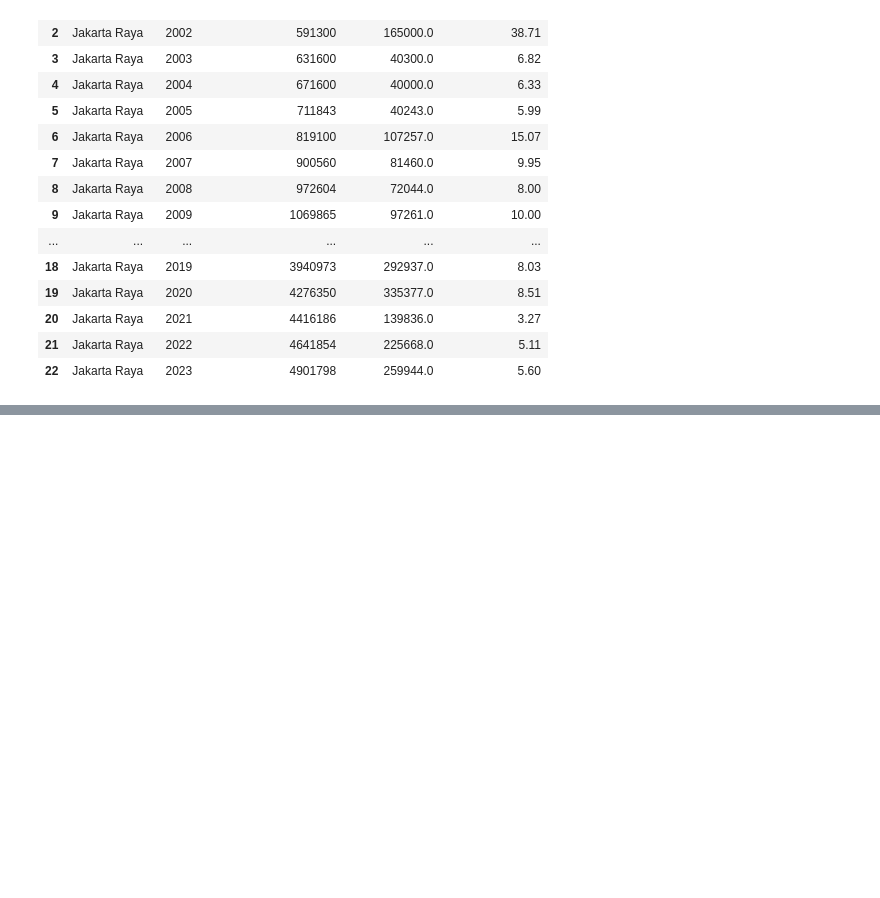
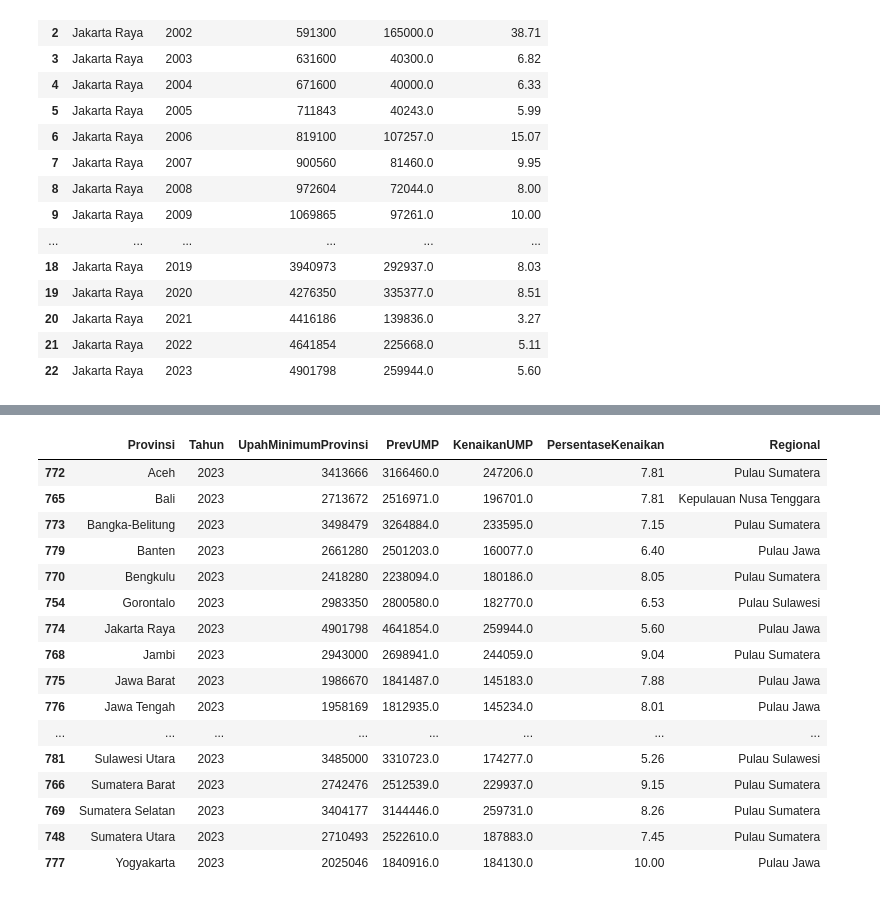
Before and after one commit to datawithalvin/indonesia-provinces-minimum-wage, a Jupyter notebook: notebooks/build-data-viz.ipynb, the cells around one changed output, grey strips where cells are left out. Drawn from its saved outputs; the diff is of its cells as text; code cells hidden in the pictures; blank space fills up the shorter version.

```diff
--- a/notebooks/build-data-viz.ipynb
+++ b/notebooks/build-data-viz.ipynb
@@ -212,0 +241,8 @@ fig.show()
+# %%
+diff_yearly['PrevUMP'] = diff_yearly.groupby('Provinsi')['UpahMinimumProvinsi'].shift(1)
+diff_yearly['KenaikanUMP'] = diff_yearly['UpahMinimumProvinsi'] - diff_yearly['PrevUMP']
+diff_yearly["PersentaseKenaikan"] = (((diff_yearly['UpahMinimumProvinsi'] - diff_yearly['PrevUMP']) / diff_yearly['PrevUMP']) * 100).round(2)
+# replace negative values
+diff_yearly.loc[diff_yearly['KenaikanUMP'] < 0, 'KenaikanUMP'] = 0
+
+diff_yearly
@@ -212,0 +297,34 @@ fig.show()
+# %%
+def get_regional(prov):
+        regional = []
+
+        sumatera = ['Sumatera Utara', 'Sumatera Barat', 'Riau', 'Jambi', 'Sumatera Selatan','Bengkulu', 'Lampung', 'Aceh', 'Bangka-Belitung', 'Kepulauan Riau']
+        jawa = ['Jakarta Raya', 'Jawa Barat', 'Jawa Tengah', 'Yogyakarta', 'Jawa Timur', 'Banten',]
+        sulawesi = ['Sulawesi Barat', 'Gorontalo', 'Sulawesi Tenggara', 'Sulawesi Selatan', 'Sulawesi Tengah', 'Sulawesi Utara']
+        kalimantan = ['Kalimantan Utara', 'Kalimantan Timur', 'Kalimantan Selatan', 'Kalimantan Tengah', 'Kalimantan Barat']
+        papua = ['Papua', 'Papua Barat']
+        maluku = ['Maluku Utara', 'Maluku']
+        nusatenggara = ['Nusa Tenggara Timur', 'Nusa Tenggara Barat', "Bali"]
+
+        if prov in sumatera:
+                regional.append("Pulau Sumatera")
+        elif prov in jawa:
+                regional.append("Pulau Jawa")
+        elif prov in sulawesi:
+                regional.append("Pulau Sulawesi")
+        elif prov in kalimantan:
+                regional.append("Pulau Kalimantan")
+        elif prov in papua:
+                regional.append("Pulau Papua")
+        elif prov in maluku:
+                regional.append("Kepulauan Maluku")
+        elif prov in nusatenggara:
+                regional.append("Kepulauan Nusa Tenggara")
+        else:
+                regional.append("Regional Provinsi Tidak Terdaftar")
+
+        return regional[0]
+# %%
+diff_yearly['Regional'] = diff_yearly['Provinsi'].apply(get_regional)
+
+diff_yearly.head()
@@ -212,0 +338,21 @@ fig.show()
+# %%
+persentase_2023 = diff_yearly[diff_yearly["Tahun"]==2023]
+persentase_2023
+# %% [output]
+|  | Provinsi | Tahun | UpahMinimumProvinsi | PrevUMP | KenaikanUMP | PersentaseKenaikan | Regional |
+| 772 | Aceh | 2023 | 3413666 | 3166460.0 | 247206.0 | 7.81 | Pulau Sumatera |
+| 765 | Bali | 2023 | 2713672 | 2516971.0 | 196701.0 | 7.81 | Kepulauan Nusa Tenggara |
+| 773 | Bangka-Belitung | 2023 | 3498479 | 3264884.0 | 233595.0 | 7.15 | Pulau Sumatera |
+| 779 | Banten | 2023 | 2661280 | 2501203.0 | 160077.0 | 6.40 | Pulau Jawa |
+| 770 | Bengkulu | 2023 | 2418280 | 2238094.0 | 180186.0 | 8.05 | Pulau Sumatera |
+| 754 | Gorontalo | 2023 | 2983350 | 2800580.0 | 182770.0 | 6.53 | Pulau Sulawesi |
+| 774 | Jakarta Raya | 2023 | 4901798 | 4641854.0 | 259944.0 | 5.60 | Pulau Jawa |
+| 768 | Jambi | 2023 | 2943000 | 2698941.0 | 244059.0 | 9.04 | Pulau Sumatera |
+| 775 | Jawa Barat | 2023 | 1986670 | 1841487.0 | 145183.0 | 7.88 | Pulau Jawa |
+| 776 | Jawa Tengah | 2023 | 1958169 | 1812935.0 | 145234.0 | 8.01 | Pulau Jawa |
+| ... | ... | ... | ... | ... | ... | ... | ... |
+| 781 | Sulawesi Utara | 2023 | 3485000 | 3310723.0 | 174277.0 | 5.26 | Pulau Sulawesi |
+| 766 | Sumatera Barat | 2023 | 2742476 | 2512539.0 | 229937.0 | 9.15 | Pulau Sumatera |
+| 769 | Sumatera Selatan | 2023 | 3404177 | 3144446.0 | 259731.0 | 8.26 | Pulau Sumatera |
+| 748 | Sumatera Utara | 2023 | 2710493 | 2522610.0 | 187883.0 | 7.45 | Pulau Sumatera |
+| 777 | Yogyakarta | 2023 | 2025046 | 1840916.0 | 184130.0 | 10.00 | Pulau Jawa |
```
Also changed, not shown: parts of 28 cells of this notebook, 6 other files.
